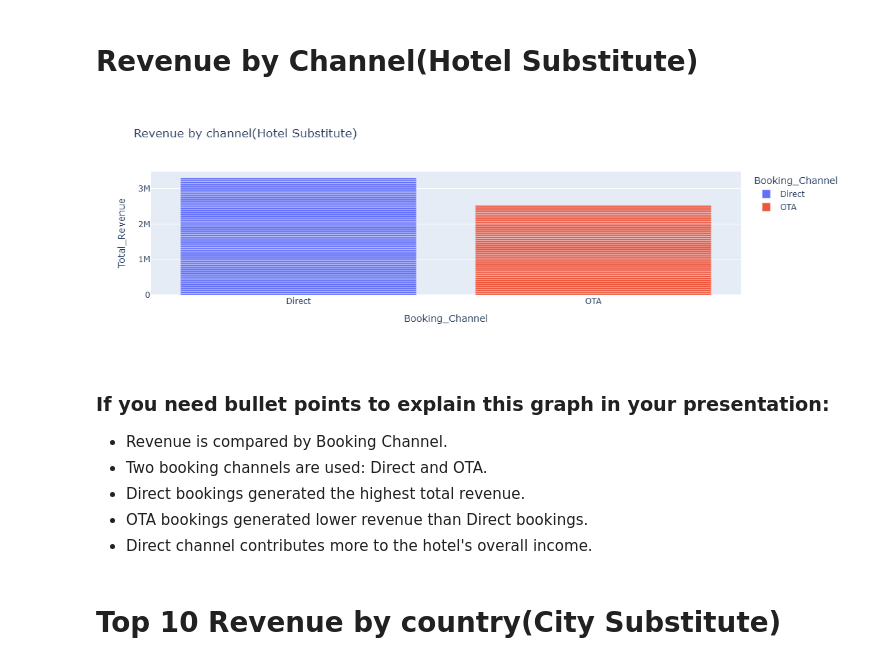
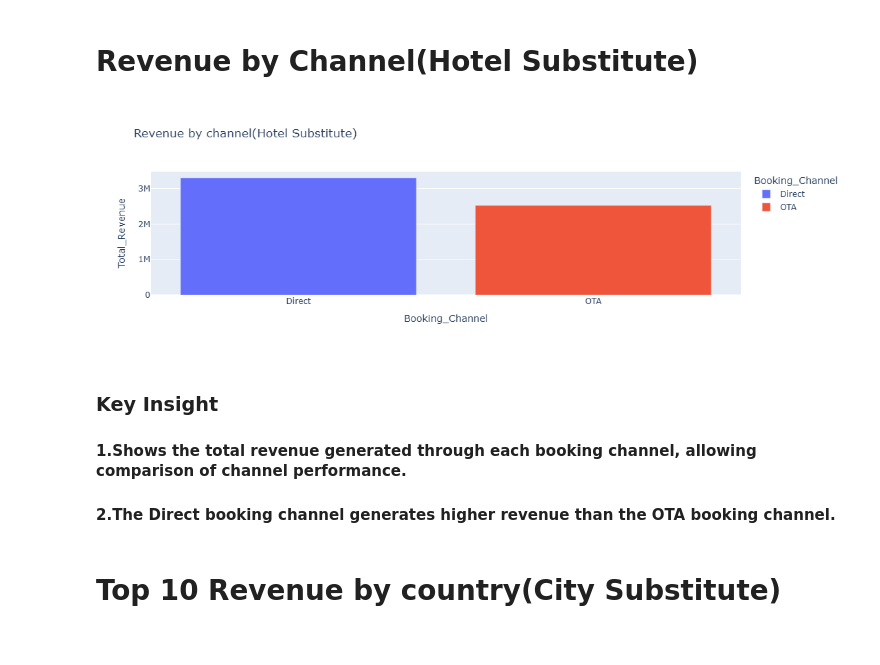
Before and after one commit to harmalmarwaha-lgtm/Hotel-Revenue-Dashboard, a Jupyter notebook: Data cleaning and preprocessing.ipynb, the cells around one changed output. Saved outputs shown, nothing was run; the diff lists cells and outputs as text; code cells hidden in the pictures.

```diff
--- a/Data cleaning and preprocessing.ipynb
+++ b/Data cleaning and preprocessing.ipynb
@@ -576,18 +510,15 @@ fig.show()
 # %% [markdown]
 # Revenue by Channel(Hotel Substitute)
 # %%
-fig = px.bar(df, x="Booking_Channel",y="Total_Revenue",color="Booking_Channel",title="Revenue by channel(Hotel Substitute)")
+booking_Channel = df.groupby("Booking_Channel")["Total_Revenue"].sum().reset_index()
+fig = px.bar(booking_Channel, x="Booking_Channel",y="Total_Revenue",color="Booking_Channel",title="Revenue by channel(Hotel Substitute)")
 fig.show()
 # %% [output]
-[figure, old version]
+[figure, new version]
 # %% [markdown]
-### If you need bullet points to explain this graph in your presentation:
-
-- Revenue is compared by Booking Channel.
-- Two booking channels are used: Direct and OTA.
-- Direct bookings generated the highest total revenue.
-- OTA bookings generated lower revenue than Direct bookings.
-- Direct channel contributes more to the hotel's overall income.
+### Key Insight
+#### 1.Shows the total revenue generated through each booking channel, allowing comparison of channel performance.
+#### 2.The Direct booking channel generates higher revenue than the OTA booking channel.
 # %% [markdown]
 # Top 10 Revenue by country(City Substitute)
 # %%
```
Also changed, not shown: parts of 22 cells of this notebook.
